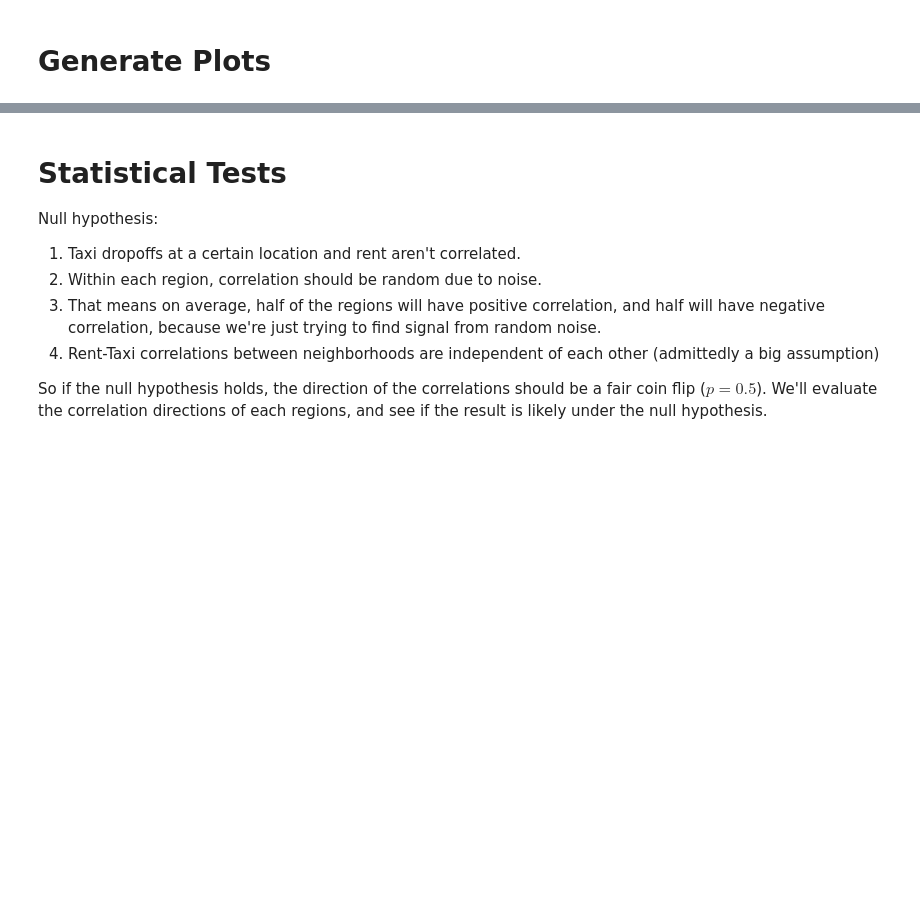
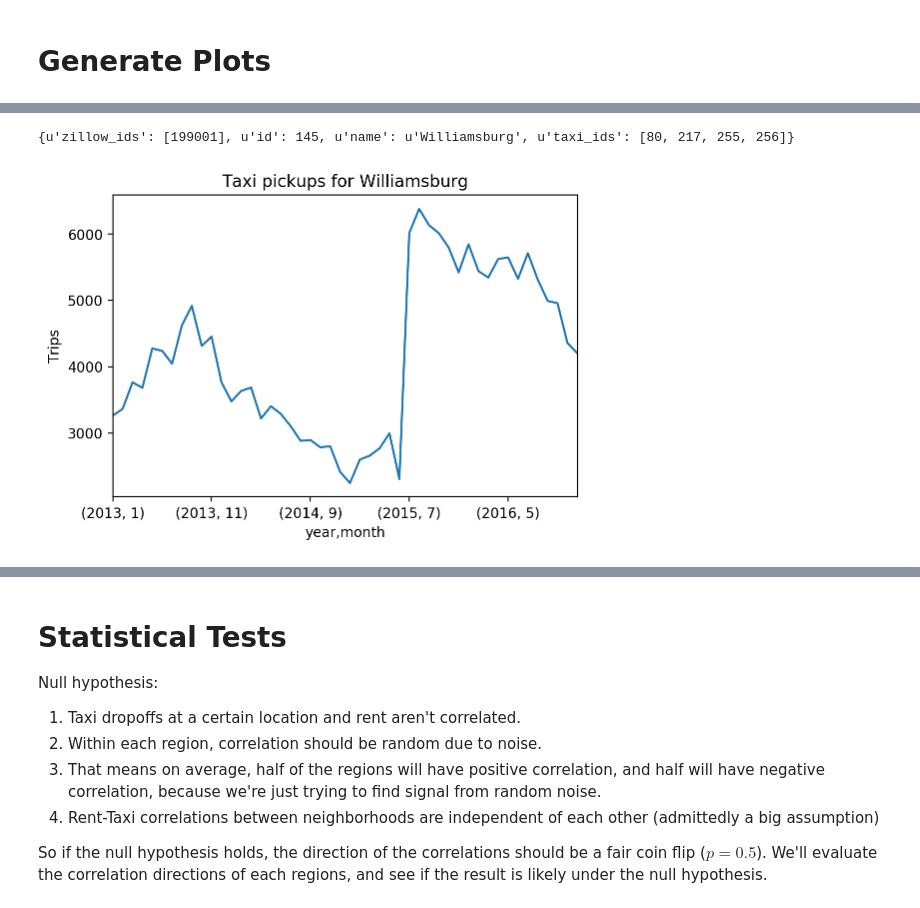
Before and after one commit to ds1004-sp17/ds1004, a Jupyter notebook: deliverable2/rent_hypothesis.ipynb, the cells around one changed output, grey strips where cells are left out. Drawn from its saved outputs; the diff is of its cells as text; code cells hidden in the pictures; blank space fills up the shorter version.

```diff
--- a/deliverable2/rent_hypothesis.ipynb
+++ b/deliverable2/rent_hypothesis.ipynb
@@ -380,0 +322,8 @@ single_location('Williamsburg', zillow_composite, yellow_no_norm,
+# %%
+_ = single_location('Williamsburg', zillow_composite, combined_pu,
+                None,
+                'Taxi pickups for Williamsburg',
+                None)
+# %% [output]
+{u'zillow_ids': [199001], u'id': 145, u'name': u'Williamsburg', u'taxi_ids': [80, 217, 255, 256]}
+[figure, added]
```
Also changed, not shown: parts of 17 cells of this notebook.
